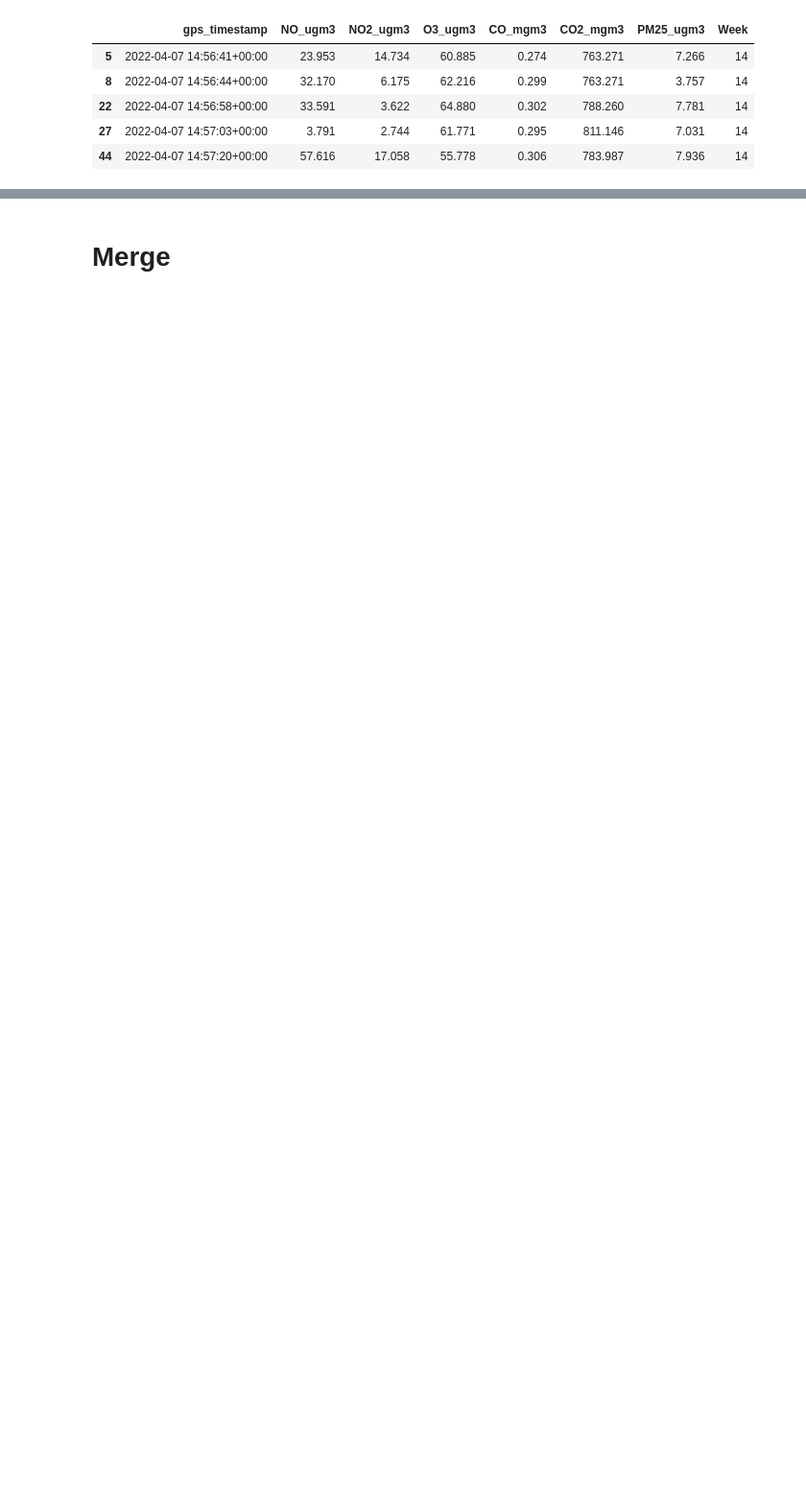
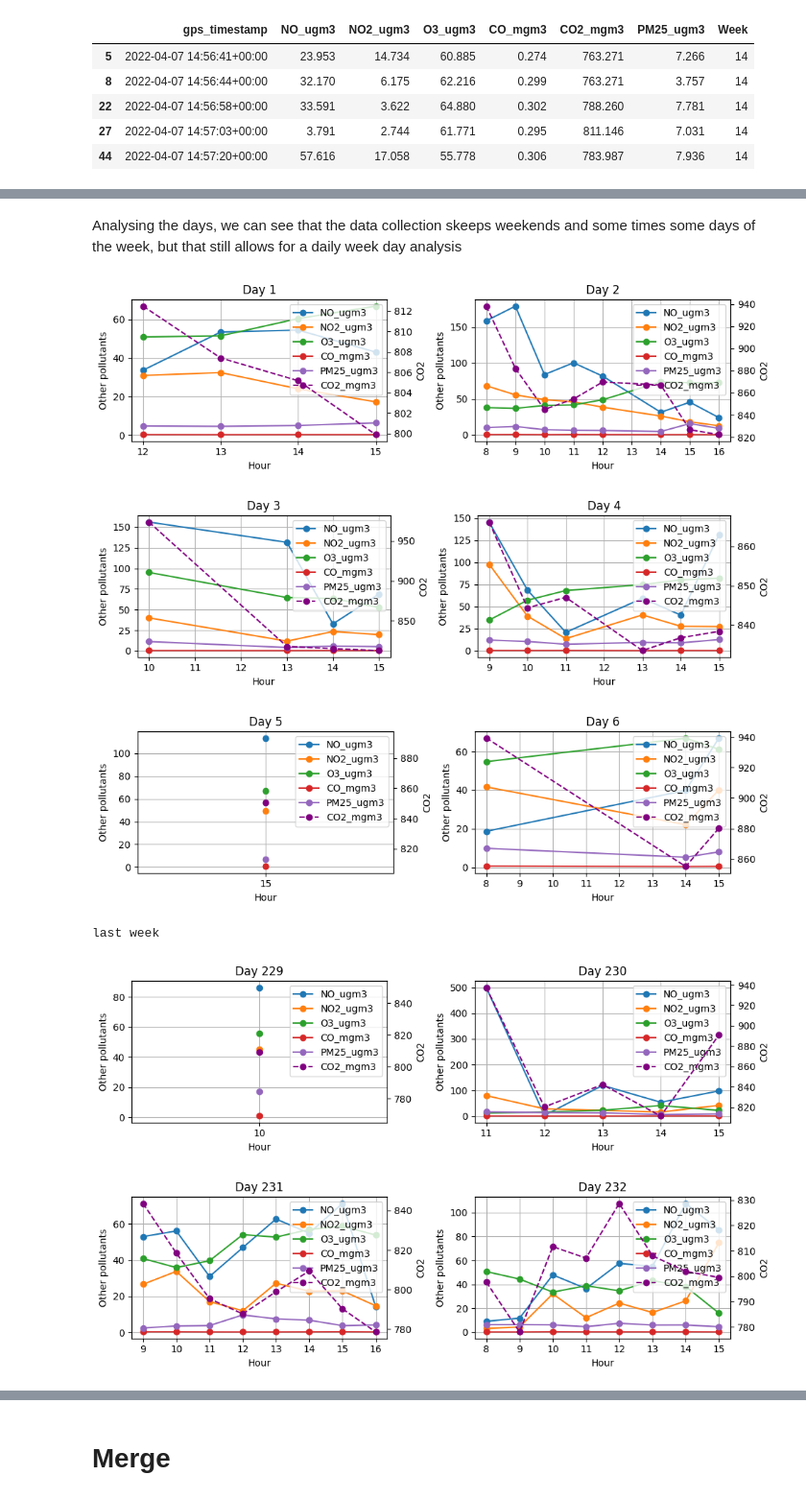
Before and after one commit to GiselleMelo/Ubiquity, a Jupyter notebook: projeto.ipynb, the cells around one changed output, grey strips where cells are left out. Shown at 96% size. Saved outputs shown, nothing was run; the diff lists cells and outputs as text; code cells hidden in the pictures; blank space fills up the shorter version.

```diff
--- a/projeto.ipynb
+++ b/projeto.ipynb
@@ -140,0 +138,57 @@ air_ts['gps_timestamp'] = pd.to_datetime(air_ts['gps_timestamp'])
+# %% [markdown]
+Analysing the days, we can see that the data collection skeeps weekends and some times some days of the week, but that still allows for a daily week day analysis
+# %%
+import matplotlib.pyplot as plt
+
+def plot_pollutants_by_hour(air_ts, pollutants, day_numbers):
+    # Cria uma figura com N subplots lado a lado
+    fig, axes = plt.subplots(1, len(day_numbers), figsize=(5 * len(day_numbers), 3))  # Ajusta o tamanho
+
+    # Garante que axes seja iterável, mesmo com um único subplot
+    if len(day_numbers) == 1:
+        axes = [axes]
+
+    for ax, day_number in zip(axes, day_numbers):
+        df_filtered = air_ts[air_ts['Day_number'] == day_number]
+        hourly_means = df_filtered.groupby('Hour')[pollutants].mean().reset_index()
+
+        main_pollutants = [p for p in pollutants if p != 'CO2_mgm3']
+
+        # Eixo principal
+        for pollutant in main_pollutants:
+            ax.plot(hourly_means['Hour'], hourly_means[pollutant], label=pollutant, marker='o')
+        ax.set_xlabel('Hour')
+        ax.set_ylabel('Other pollutants')
+        ax.set_title(f'Day {day_number}')
+        ax.grid(True)
+        ax.set_xticks(range(0,24))
+
+        # Eixo secundário para CO2
+        ax2 = ax.twinx()
+        ax2.plot(hourly_means['Hour'], hourly_means['CO2_mgm3'], label='CO2_mgm3', color='purple', marker='o', linestyle='--')
+        ax2.set_ylabel('CO2')
+
+        # Combina legendas
+        lines1, labels1 = ax.get_legend_handles_labels()
+        lines2, labels2 = ax2.get_legend_handles_labels()
+        ax.legend(lines1 + lines2, labels1 + labels2, loc='upper right')
+
+    plt.tight_layout()
+    plt.show()
+
+# Exemplo de uso:
+pollutants = ['NO_ugm3', 'NO2_ugm3', 'O3_ugm3', 'CO_mgm3', 'CO2_mgm3', 'PM25_ugm3']
+plot_pollutants_by_hour(air_ts, pollutants, day_numbers=[1,2])
+plot_pollutants_by_hour(air_ts, pollutants, day_numbers=[3,4])
+plot_pollutants_by_hour(air_ts, pollutants, day_numbers=[5,6])
+print('last week')
+plot_pollutants_by_hour(air_ts, pollutants, day_numbers=[229,230])
+plot_pollutants_by_hour(air_ts, pollutants, day_numbers=[231,232])
+plot_pollutants_by_hour(air_ts, pollutants, day_numbers=[233,234])
+# %% [output]
+[figure, added]
+[figure, added]
+[figure, added]
+last week
+[figure, added]
+[figure, added]
```
Also changed, not shown: parts of 25 cells of this notebook.
